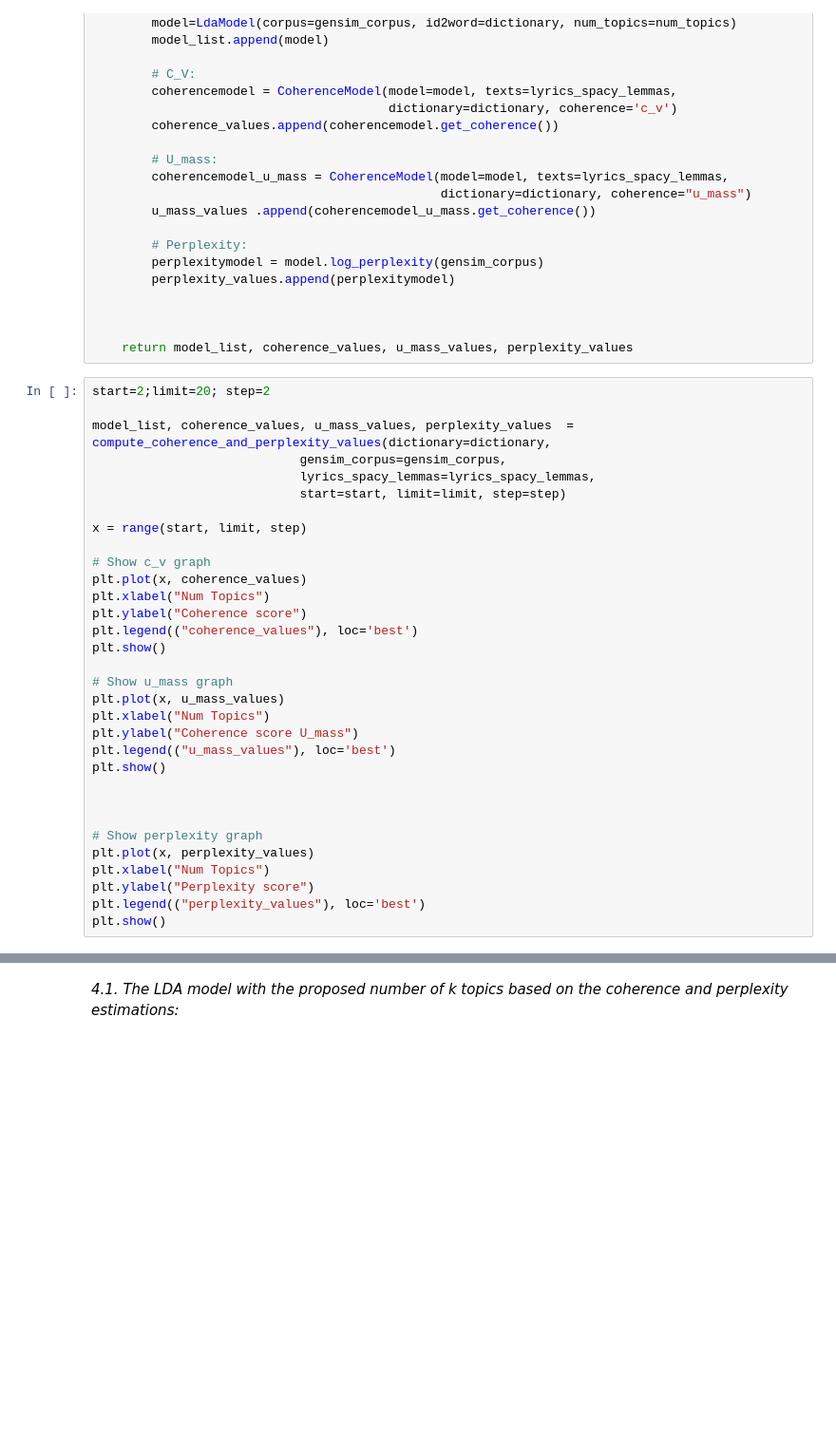
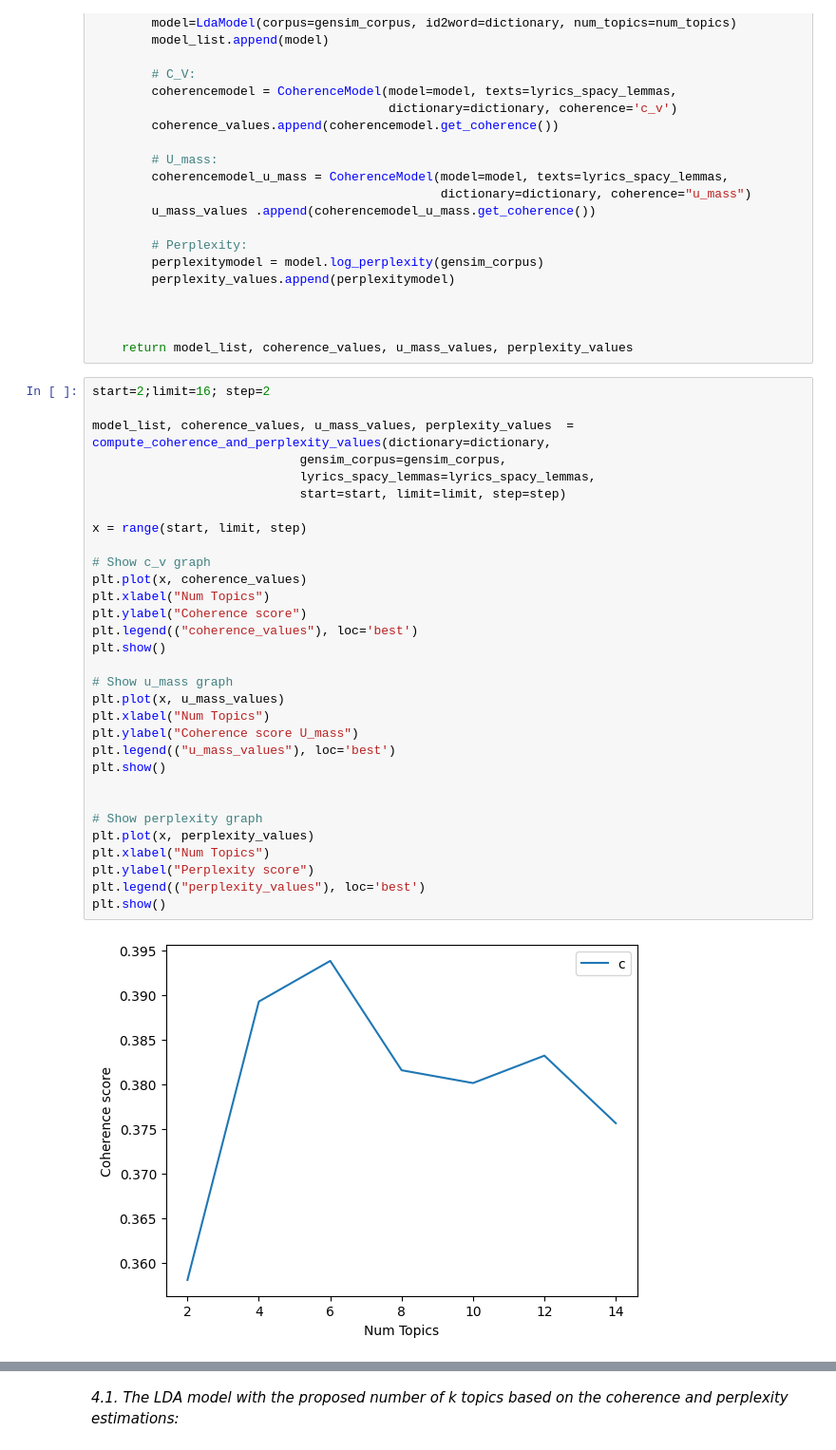
Before and after one commit to vjosapreniqi/lyrics-content-features, a Jupyter notebook: notebooks/lyrics_lda_topic_modelling.ipynb, the cells around one changed output, grey strips where cells are left out. Shown at 95% size. Saved outputs shown, nothing was run; the diff lists cells and outputs as text; blank space fills up the shorter version.

```diff
--- a/notebooks/lyrics_lda_topic_modelling.ipynb
+++ b/notebooks/lyrics_lda_topic_modelling.ipynb
@@ -106,34 +103,35 @@ def compute_coherence_and_perplexity_values(dictionary, gensim_corpus,
 
     return model_list, coherence_values, u_mass_values, perplexity_values
 # %%
-start=2;limit=20; step=2
+start=2;limit=16; step=2
 
 model_list, coherence_values, u_mass_values, perplexity_values  = compute_coherence_and_perplexity_values(dictionary=dictionary,
                             gensim_corpus=gensim_corpus,
                             lyrics_spacy_lemmas=lyrics_spacy_lemmas,
                             start=start, limit=limit, step=step)
 
 x = range(start, limit, step)
 
 # Show c_v graph
 plt.plot(x, coherence_values)
 plt.xlabel("Num Topics")
 plt.ylabel("Coherence score")
 plt.legend(("coherence_values"), loc='best')
 plt.show()
 
 # Show u_mass graph
 plt.plot(x, u_mass_values)
 plt.xlabel("Num Topics")
 plt.ylabel("Coherence score U_mass")
 plt.legend(("u_mass_values"), loc='best')
 plt.show()
 
 
-
 # Show perplexity graph
 plt.plot(x, perplexity_values)
 plt.xlabel("Num Topics")
 plt.ylabel("Perplexity score")
 plt.legend(("perplexity_values"), loc='best')
 plt.show()
+# %% [output]
+[figure, added]
```
Also changed, not shown: parts of 6 cells of this notebook.
